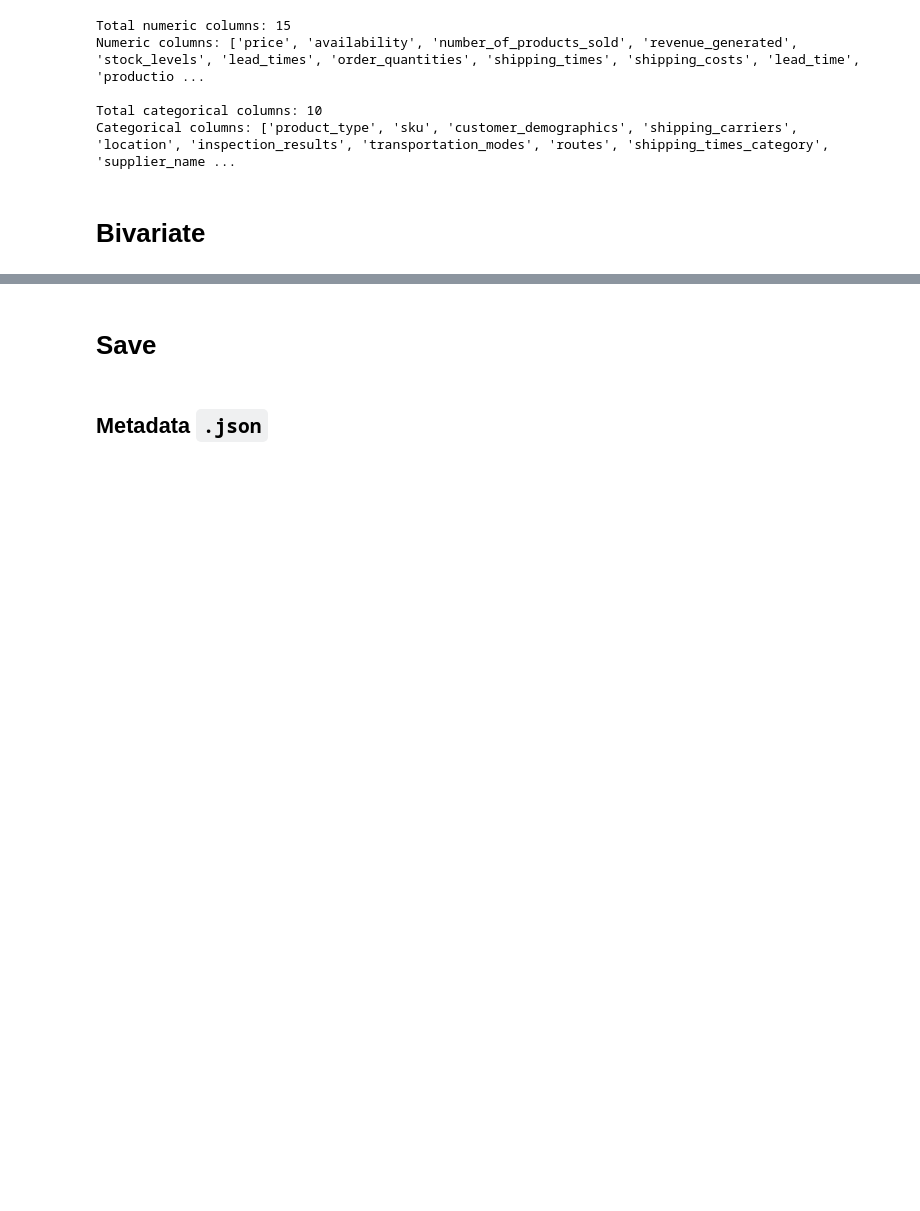
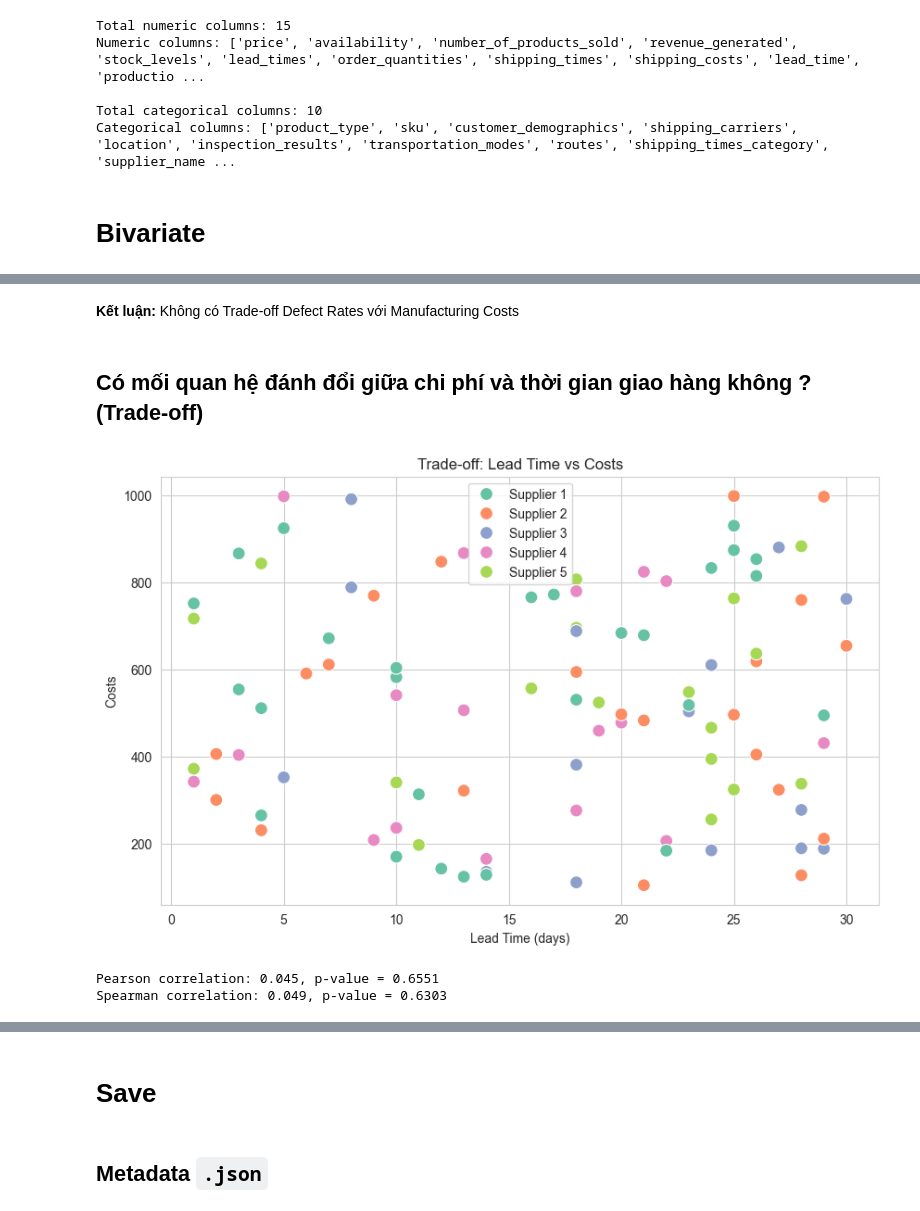
Before and after one commit to Avcuongy/DSS, a Jupyter notebook: notebooks/analysis/3_bivariate.ipynb, the cells around one changed output, grey strips where cells are left out. Saved outputs shown, nothing was run; the diff lists cells and outputs as text; code cells hidden in the pictures; blank space fills up the shorter version.

```diff
--- a/notebooks/analysis/3_bivariate.ipynb
+++ b/notebooks/analysis/3_bivariate.ipynb
@@ -109,0 +296,36 @@ Categorical columns: ['product_type', 'sku', 'customer_demographics', 'shipping_
+# %% [markdown]
+**Kết luận:** Không có Trade-off Defect Rates với Manufacturing Costs
+# %% [markdown]
+## Có mối quan hệ đánh đổi giữa chi phí và thời gian giao hàng không ? (Trade-off)
+# %%
+plt.figure(figsize=(10,6))
+
+# Scatter plot
+sns.scatterplot(
+    data=df,
+    x='lead_time',
+    y='costs',
+    hue='supplier_name',
+    s=100,
+    palette='Set2'
+)
+
+plt.xlabel('Lead Time (days)')
+plt.ylabel('Costs')
+plt.title('Trade-off: Lead Time vs Costs')
+plt.grid(True)
+plt.legend()
+plt.show()
+
+# Correlation
+# Pearson (linear)
+pearson_corr, p_pearson = pearsonr(df['lead_time'], df['costs'])
+# Spearman (monotonic)
+spearman_corr, p_spearman = spearmanr(df['lead_time'], df['costs'])
+
+print(f"Pearson correlation: {pearson_corr:.3f}, p-value = {p_pearson:.4f}")
+print(f"Spearman correlation: {spearman_corr:.3f}, p-value = {p_spearman:.4f}")
+# %% [output]
+[figure, added]
+Pearson correlation: 0.045, p-value = 0.6551
+Spearman correlation: 0.049, p-value = 0.6303
```
Also changed, not shown: parts of 36 cells of this notebook, 13 other files.
